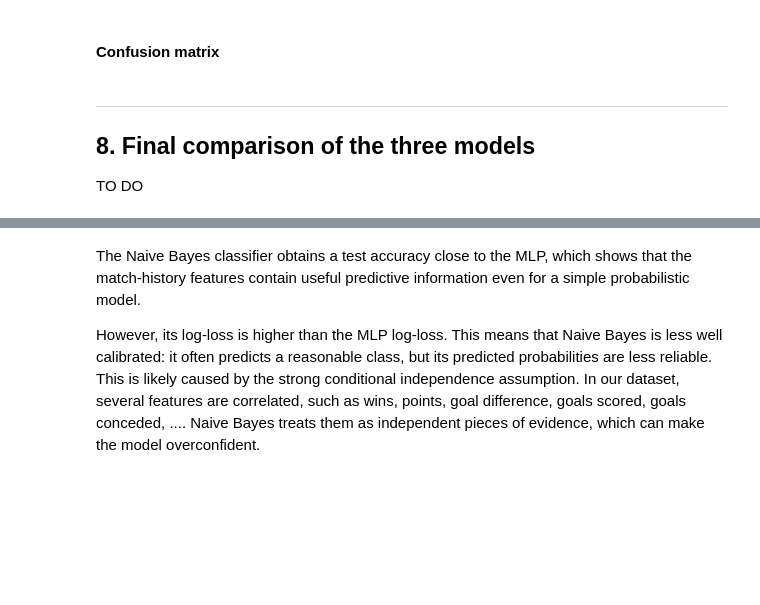
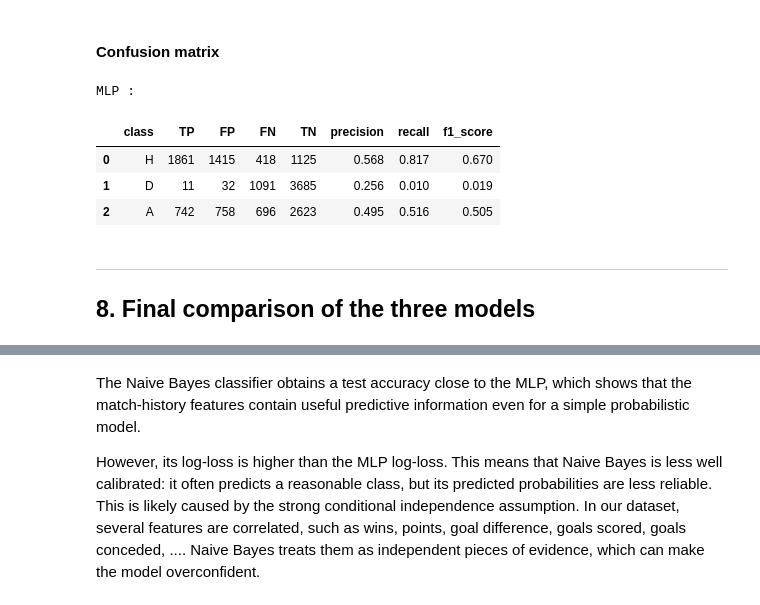
Before and after one commit to Am1neX/Project_INFOH410, a Jupyter notebook: notebooks/football_prediction.ipynb, the cells around one changed output, grey strips where cells are left out. Drawn from its saved outputs; the diff is of its cells as text; code cells hidden in the pictures; blank space fills up the shorter version.

```diff
--- a/notebooks/football_prediction.ipynb
+++ b/notebooks/football_prediction.ipynb
@@ -2880,18 +2880,23 @@ Live predictions on hypothetical matches
 # %% [markdown]
 #### Confusion matrix
 # %%
-MLP_error_table = compute_multiclass_error_table(
+mlp_error_table = compute_multiclass_error_table(
     y_true=y_test,
     y_pred=y_pred,
     labels=labels
 )
 
 print("MLP :")
-display(nb_error_table.round(3))
+display(mlp_error_table.round(3))
+# %% [output]
+MLP :
+|  | class | TP | FP | FN | TN | precision | recall | f1_score |
+| 0 | H | 1861 | 1415 | 418 | 1125 | 0.568 | 0.817 | 0.670 |
+| 1 | D | 11 | 32 | 1091 | 3685 | 0.256 | 0.010 | 0.019 |
+| 2 | A | 742 | 758 | 696 | 2623 | 0.495 | 0.516 | 0.505 |
 # %% [markdown]
 ---
 ## 8. Final comparison of the three models
-TO DO
 # %%
 comparison_results = pd.DataFrame([
     {
```
Also changed, not shown: parts of 19 cells of this notebook, 4 other files.
